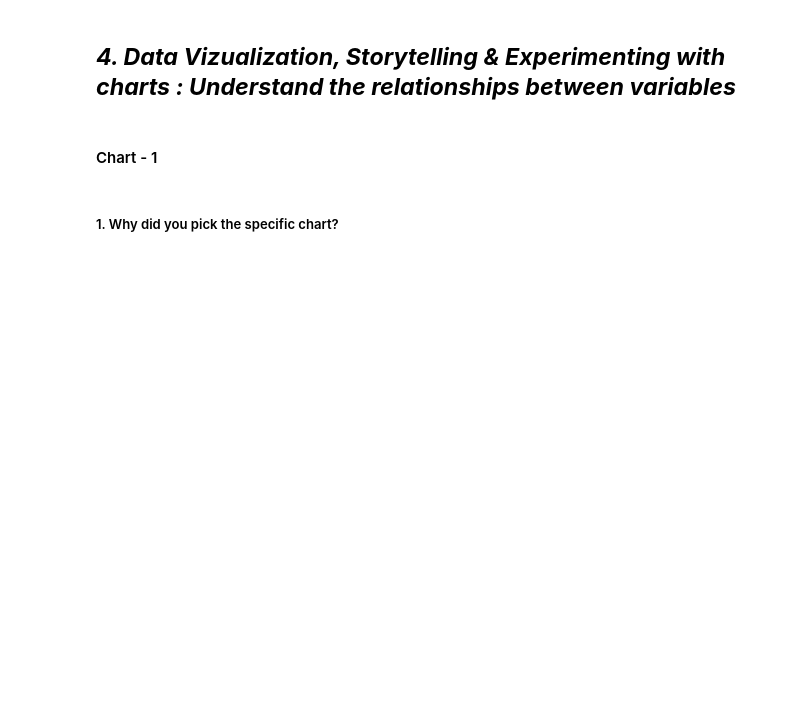
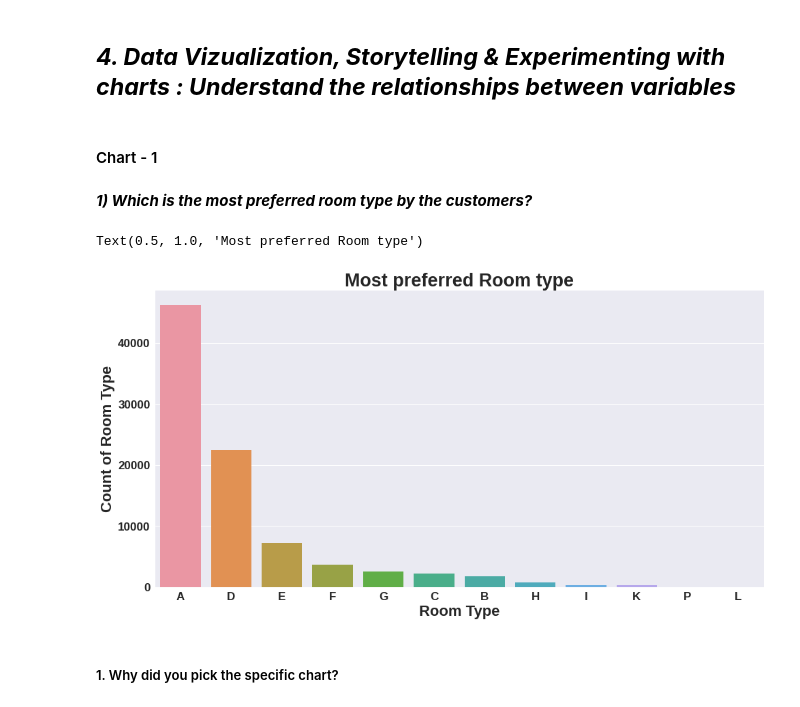
Before and after one commit to kashifkhan9555/EDA_HOTEL_BOOKING, a Jupyter notebook: hotel_Booking_analysis.ipynb, the cells around one changed output. Drawn from its saved outputs; the diff is of its cells as text; code cells hidden in the pictures; blank space fills up the shorter version.

```diff
--- a/hotel_Booking_analysis.ipynb
+++ b/hotel_Booking_analysis.ipynb
@@ -275,0 +277,4 @@ Text(0.5, 1.0, 'Cancellation and non\xa0Cancellation')
+# %%
+# Write your code to make your dataset analysis ready.
+df = df.drop_duplicates()
+df.shape
@@ -312,0 +285,6 @@ Text(0.5, 1.0, 'Most Bookings Made by the agent')
+# %%
+# Filling/replacing null values with 0.
+null_columns=['agent','children','company']
+for col in null_columns:
+  df[col].fillna(0,inplace=True)
+df.shape
@@ -323,3 +301,21 @@ Answer Here.
+# %% [markdown]
+***1) Which is the most preferred room type by the customers?***
+# %%
+# Chart - 1 visualization code
+#set plotsize
+plt.figure(figsize=(16,8))
+
+#plotting
+sns.countplot(x=df['assigned_room_type'],order=df['assigned_room_type'].value_counts().index)
+#  set xlabel for the plot
+plt.xlabel('Room Type')
+# set y label for the plot
+plt.ylabel('Count of Room Type')
+#set title for the plot
+plt.title("Most preferred Room type")
+# %% [output]
+Text(0.5, 1.0, 'Most preferred Room type')
+[figure, added]
 # %% [markdown]
 ##### 1. Why did you pick the specific chart?
 # %% [markdown]
```
Also changed, not shown: parts of 53 cells of this notebook.
